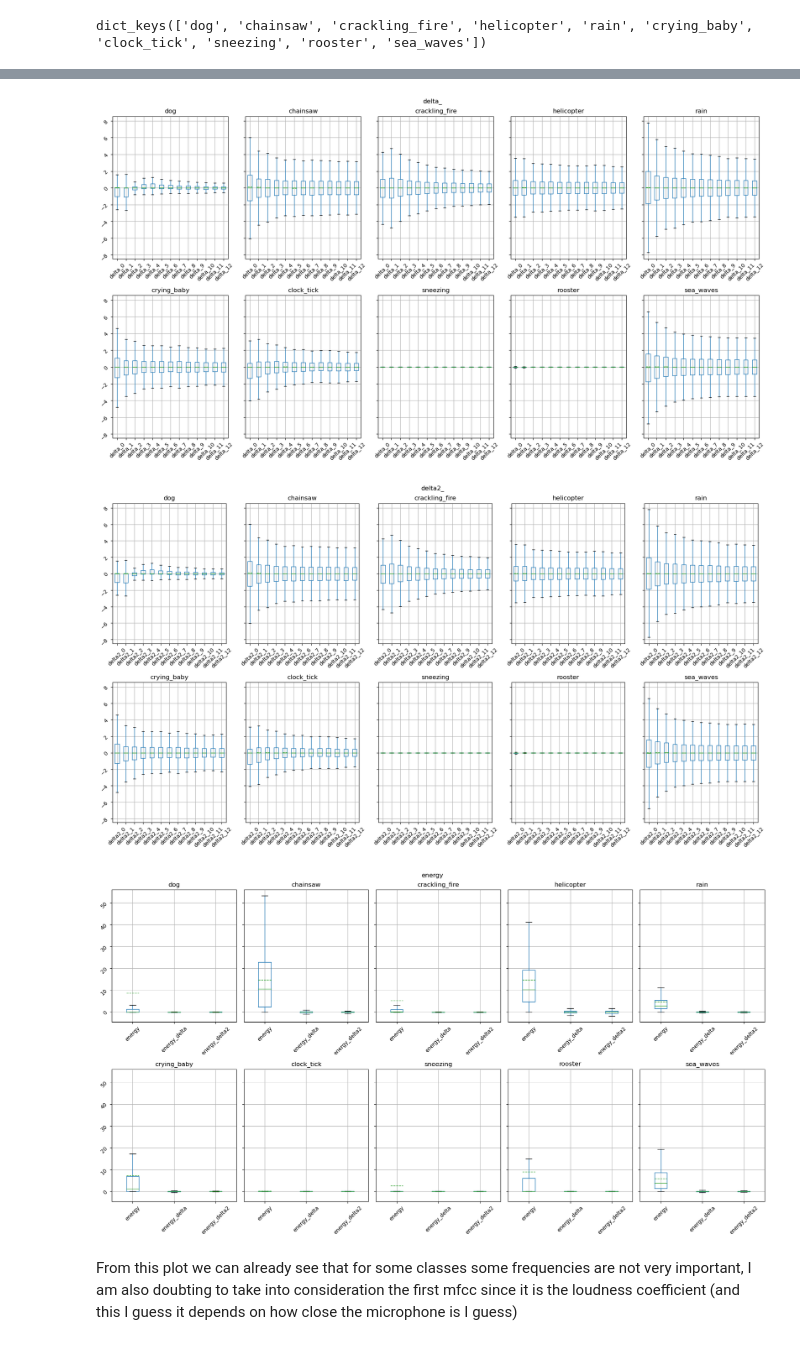
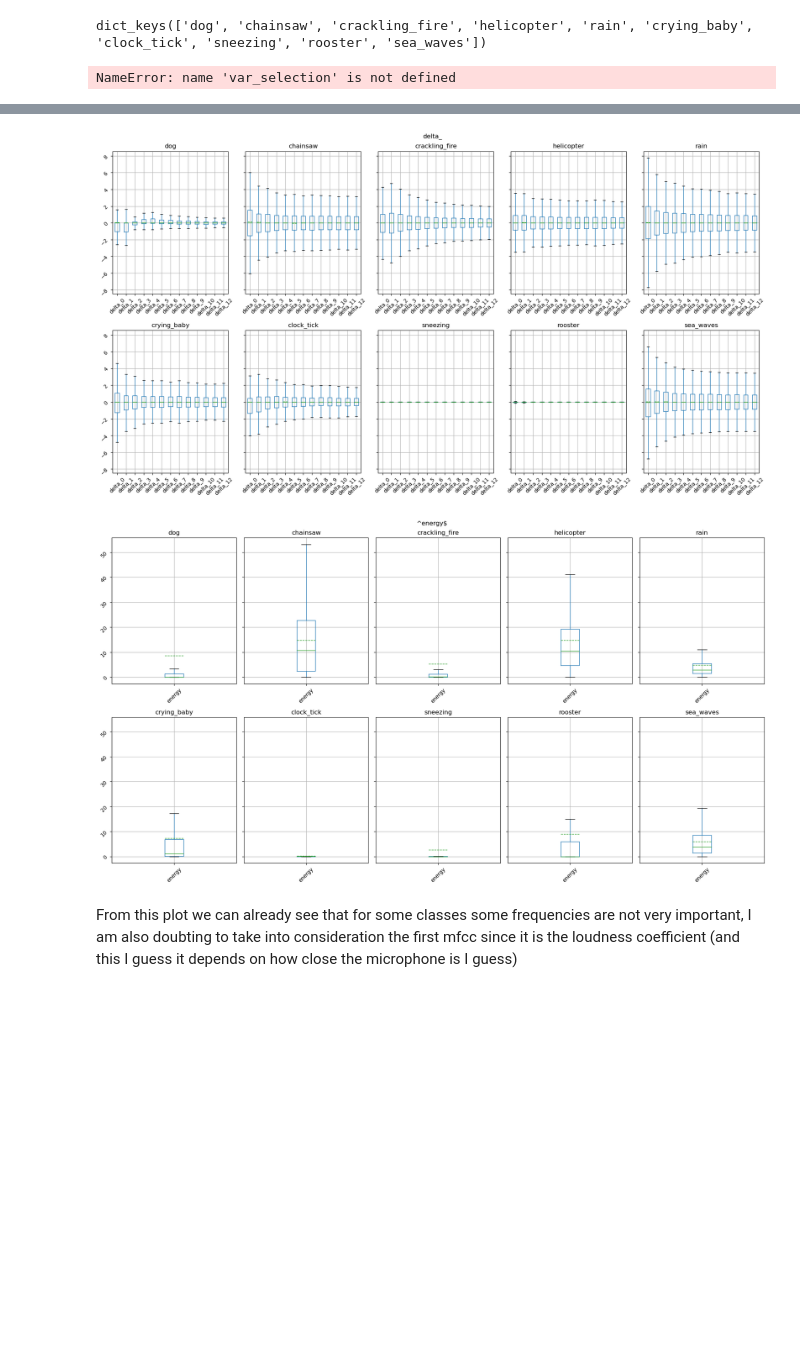
Before and after one commit to themaighi/HDA_environmentalsoundclassification, a Jupyter notebook: eda.ipynb, the cells around one changed output, grey strips where cells are left out. Saved outputs shown, nothing was run; the diff lists cells and outputs as text; code cells hidden in the pictures; blank space fills up the shorter version.

```diff
--- a/eda.ipynb
+++ b/eda.ipynb
@@ -33,6 +35,10 @@ for i, row in audio_dt.iterrows():
 dict_category.keys()
 # %% [output]
 dict_keys(['dog', 'chainsaw', 'crackling_fire', 'helicopter', 'rain', 'crying_baby', 'clock_tick', 'sneezing', 'rooster', 'sea_waves'])
+# %%
+var_selection[:13]
+# %% [output]
+NameError: name 'var_selection' is not defined
 # %%
 # for k, v in dict_category.items():
 #     v.plot.density(subplots=True, layout=(2,7), figsize=(18, 6), sharex=False, sharey=False, title=k)
@@ -40,23 +46,23 @@ dict_keys(['dog', 'chainsaw', 'crackling_fire', 'helicopter', 'rain', 'crying_ba
 
 ## This plot does not really show me a lot
 # %%
-for var_type in ['mfcc_', 'zcr', 'delta_', 'delta2_', 'energy']:
+for var_type in ['mfcc_', 'zcr', 'delta_', '^energy$']:
     fig, axs = plt.subplots(int(np.ceil(len(list(dict_category.keys()))/5)), 5, figsize=(18, 10), sharey=True)
     ax_flatten = axs.flatten()
     for i, k in enumerate(dict_category.keys()):
-        var_selection = [var for var in dict_category[list(dict_category.keys())[0]].columns if var_type in var]
-        dict_category[k][var_selection].boxplot(ax=ax_flatten[i], showfliers=False, showmeans=True, meanline=True)
+        var_selection = dict_category[list(dict_category.keys())[0]].filter(regex=var_type).columns
+        # var_selection = [var for var in dict_category[list(dict_category.keys())[0]].columns if var_type in var]
+        dict_category[k][var_selection[:13]].boxplot(ax=ax_flatten[i], showfliers=False, showmeans=True, meanline=True)
         ax_flatten[i].title.set_text(k)
         ax_flatten[i].tick_params(labelrotation=45)
 
     plt.suptitle(var_type)
     plt.tight_layout()
 # %% [output]
 [figure]
 [figure]
 [figure]
-[figure, old version]
+[figure, new version]
-[figure, removed]
 # %% [markdown]
 From this plot we can already see that for some classes some frequencies are not very important, I am also doubting to take into consideration the first mfcc since it is the loudness coefficient (and this I guess it depends on how close the microphone is I guess)
 # %%
```
Also changed, not shown: parts of 7 cells of this notebook, 4 other files.
